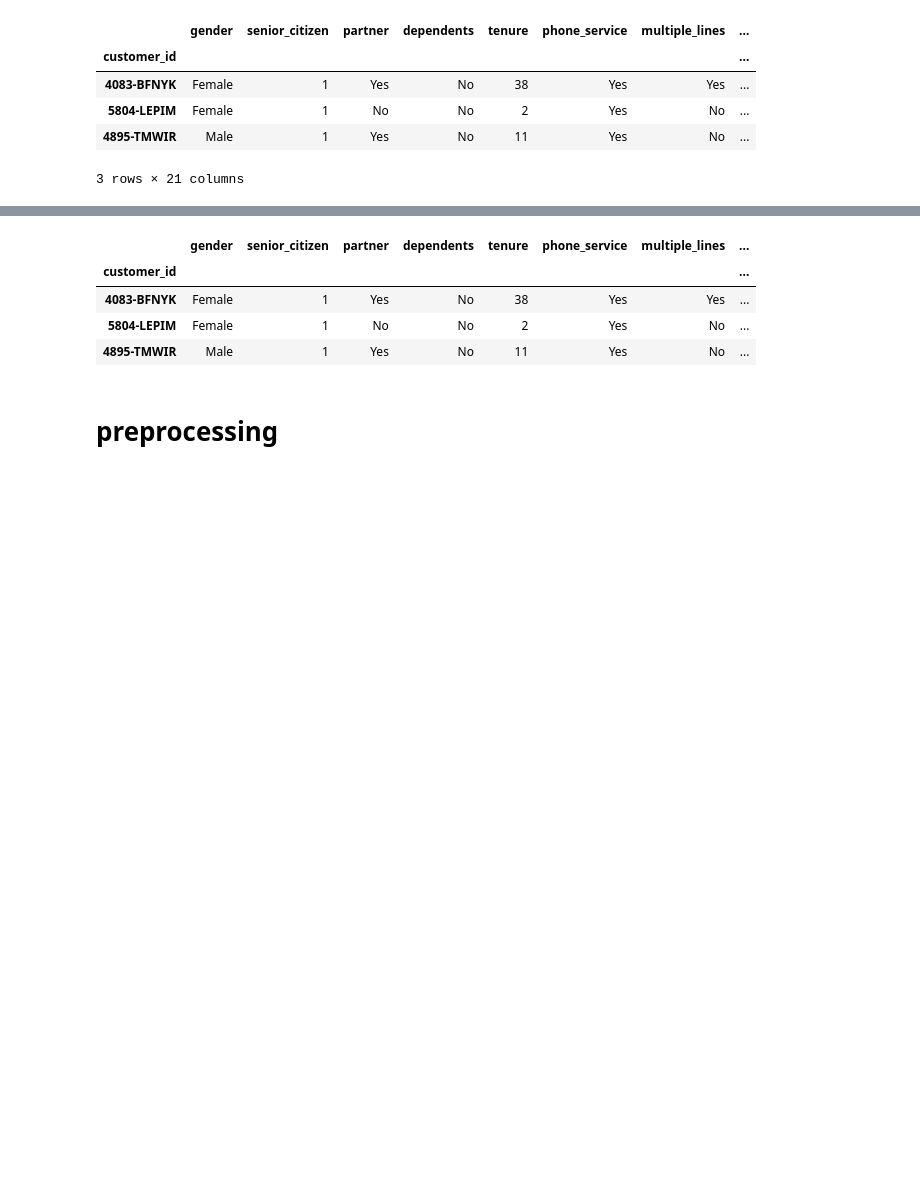
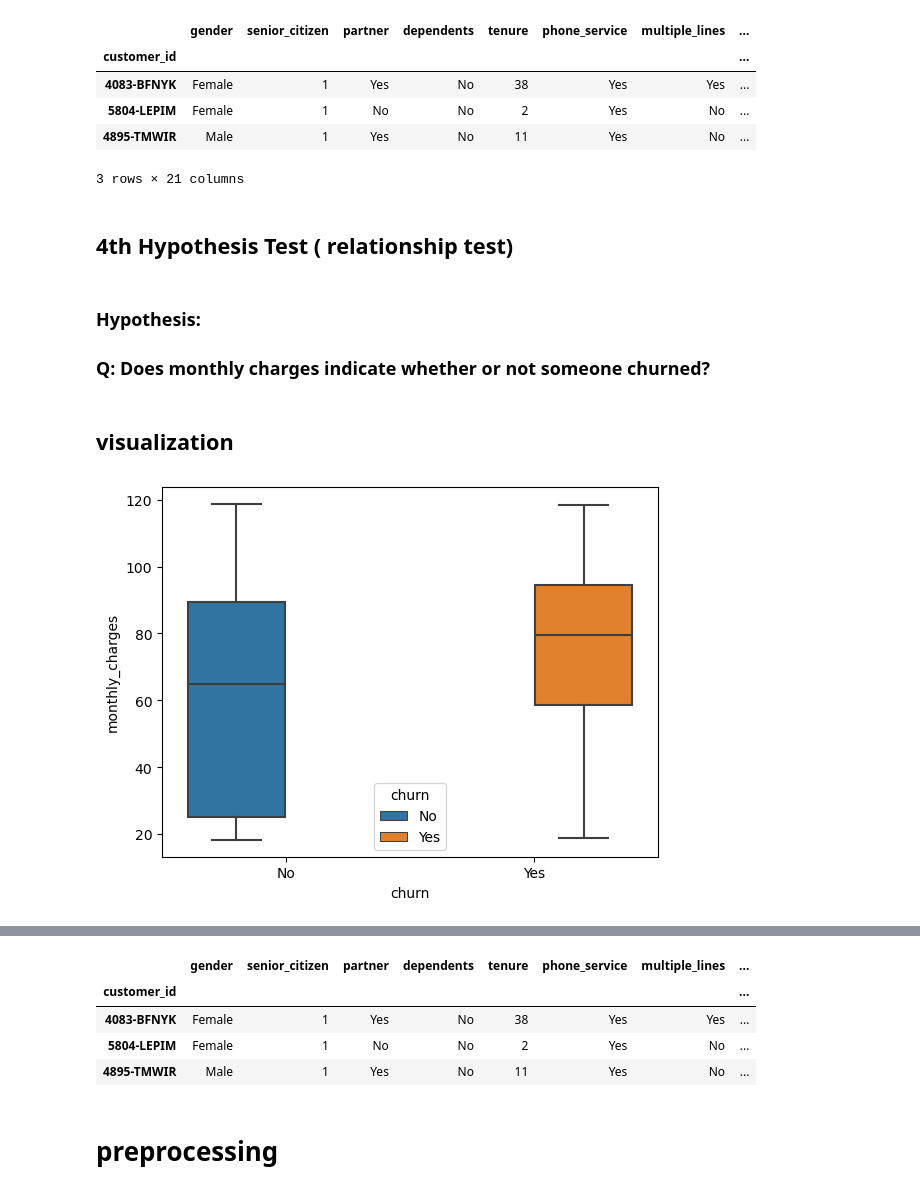
Before and after one commit to sikandar-shrestha/classification_project_telco, a Jupyter notebook: non_final_report.ipynb, the cells around one changed output, grey strips where cells are left out. Saved outputs shown, nothing was run; the diff lists cells and outputs as text; code cells hidden in the pictures; blank space fills up the shorter version.

```diff
--- a/non_final_report.ipynb
+++ b/non_final_report.ipynb
@@ -554,3 +622,15 @@ train.head(3)
 | 5804-LEPIM | Female | 1 | No | No | 2 | Yes | No | ... |
 | 4895-TMWIR | Male | 1 | Yes | No | 11 | Yes | No | ... |
 3 rows × 21 columns
+# %% [markdown]
+## 4th Hypothesis Test ( relationship test)
+# %% [markdown]
+### Hypothesis:
+### Q: Does monthly charges indicate whether or not someone churned?
+# %% [markdown]
+## visualization
+# %%
+sns.boxplot(data=train, x='churn', y='monthly_charges',hue='churn')
+plt.show()
+# %% [output]
+[figure, added]
```
Also changed, not shown: parts of 22 cells of this notebook, 3 other files.
